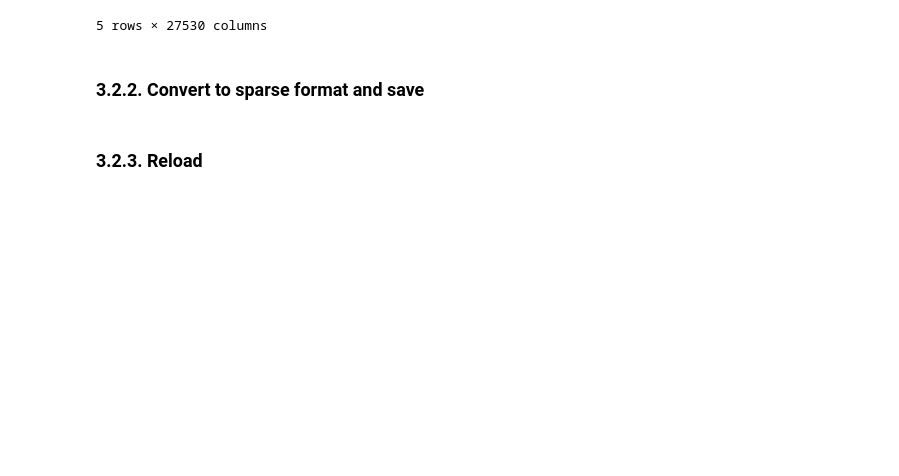
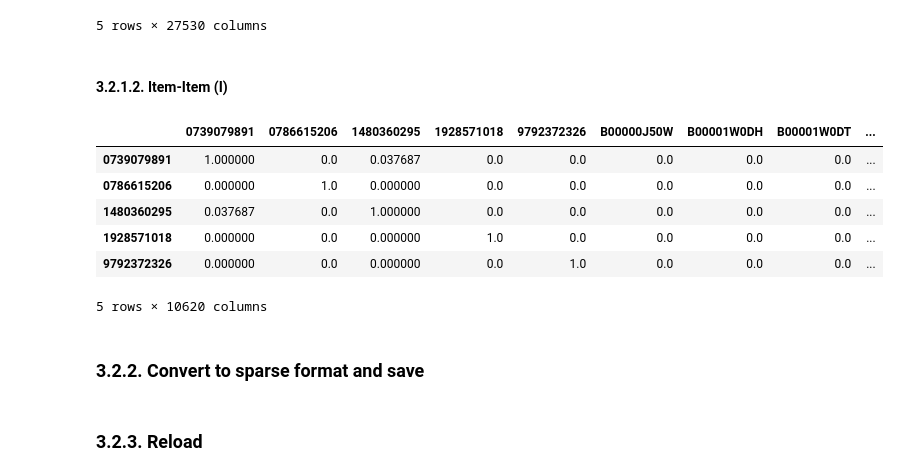
Before and after one commit to benedict-brunker/SINA-AT3_Group-33, a Jupyter notebook: notebooks/recommendations.ipynb, the cells around one changed output. Saved outputs shown, nothing was run; the diff lists cells and outputs as text; code cells hidden in the pictures; blank space fills up the shorter version.

```diff
--- a/notebooks/recommendations.ipynb
+++ b/notebooks/recommendations.ipynb
@@ -461,18 +759,24 @@ Would I think make sense to create a single lookup for this so we only have to d
 from sklearn.metrics.pairwise import cosine_similarity
 from sklearn.impute import SimpleImputer
 
-def create_similarity_matrix(UM):
-    # transpose Utility Matrix
-    user_item_matrix = UM.T
+def create_similarity_matrix(U, CF='user'):
+    if CF == 'user':
+        # transpose Utility Matrix
+        matrix = U.T
+    elif CF == 'item':
+        matrix = U
+    else:
+        raise ValueError("CF parameter takes 'user' (default) for user-user collaborative filtering, or 'item' for item-item collaborative filtering.")
+
     # Impute missing values
     imputer = SimpleImputer(strategy='constant', fill_value=0)
-    user_item_filled = imputer.fit_transform(user_item_matrix)
+    matrix_filled = imputer.fit_transform(matrix)
     # Compute cosine similarity between users
-    user_similarity = cosine_similarity(user_item_filled)
+    similarity = cosine_similarity(matrix_filled)
     # DataFrame for quick lookups
-    user_similarity_df = pd.DataFrame(
-        user_similarity,
-        index=user_item_matrix.index,
-        columns=user_item_matrix.index
+    similarity_df = pd.DataFrame(
+        similarity,
+        index=matrix.index,
+        columns=matrix.index
     )
-    return user_similarity_df
+    return similarity_df
@@ -494,6 +800,20 @@ S.head()
 | A0279100VZXR9A2495P4 | 0.0 | 0.0 | 0.0 | 1.0 | ... |
 | A0600727NK5MAF66IOY5 | 0.0 | 0.0 | 0.0 | 0.0 | ... |
 5 rows × 27530 columns
+# %% [markdown]
+#### 3.2.1.2. Item-Item (I)
+# %%
+I = create_similarity_matrix(U, CF='item')
+# %%
+I.head()
+# %% [output]
+|  | 0739079891 | 0786615206 | 1480360295 | 1928571018 | 9792372326 | B00000J50W | B00001W0DH | B00001W0DT | ... |
+| 0739079891 | 1.000000 | 0.0 | 0.037687 | 0.0 | 0.0 | 0.0 | 0.0 | 0.0 | ... |
+| 0786615206 | 0.000000 | 1.0 | 0.000000 | 0.0 | 0.0 | 0.0 | 0.0 | 0.0 | ... |
+| 1480360295 | 0.037687 | 0.0 | 1.000000 | 0.0 | 0.0 | 0.0 | 0.0 | 0.0 | ... |
+| 1928571018 | 0.000000 | 0.0 | 0.000000 | 1.0 | 0.0 | 0.0 | 0.0 | 0.0 | ... |
+| 9792372326 | 0.000000 | 0.0 | 0.000000 | 0.0 | 1.0 | 0.0 | 0.0 | 0.0 | ... |
+5 rows × 10620 columns
 # %% [markdown]
 ### 3.2.2. Convert to sparse format and save
 # %%
```
Also changed, not shown: parts of 85 cells of this notebook, 1 other file.
